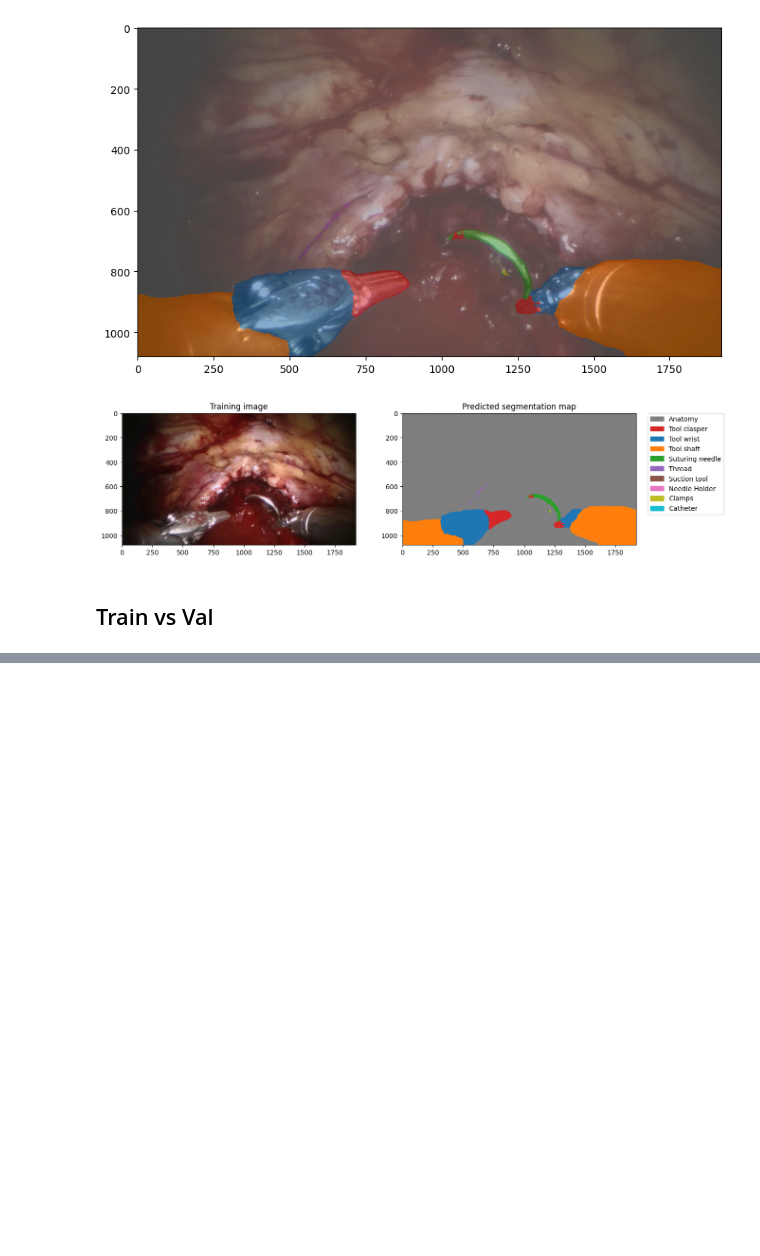
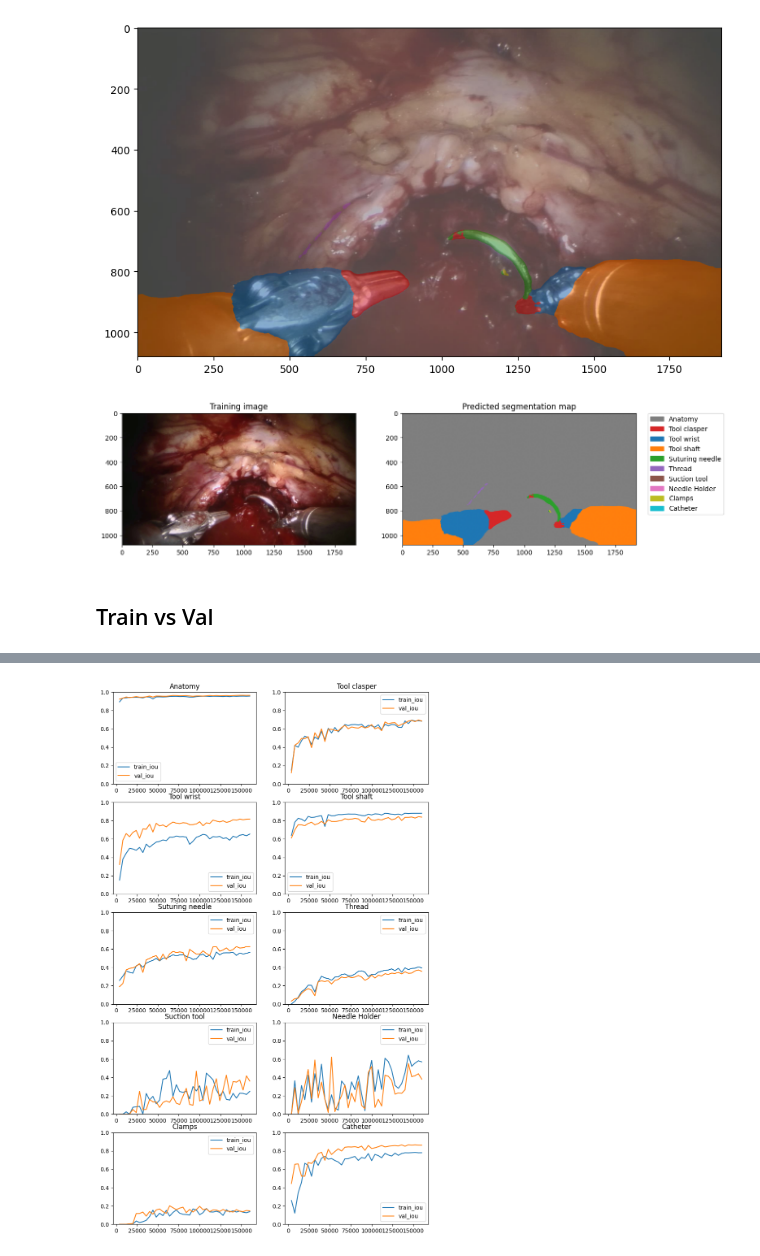
Before and after one commit to yhdeng-ryan/Segformer_RARP50, a Jupyter notebook: work_dirs/view_results.ipynb, the cells around one changed output, grey strips where cells are left out. Saved outputs shown, nothing was run; the diff lists cells and outputs as text; code cells hidden in the pictures; blank space fills up the shorter version.

```diff
--- a/work_dirs/view_results.ipynb
+++ b/work_dirs/view_results.ipynb
@@ -250,0 +257,14 @@ plt.show()
+# %%
+plt.figure(figsize=(10, 17))
+
+for i in range(10):
+    plt.subplot(5, 2, i+1)
+    plt.plot(x_axis, train_class_iou[:,i] / 100)
+    plt.plot(x_axis, val_class_iou[:,i] / 100)
+    plt.ylim((0,1))
+    plt.title(classes[i])
+    plt.legend(["train_iou", "val_iou"])
+
+plt.show()
+# %% [output]
+[figure, added]
```
Also changed, not shown: parts of 3 cells of this notebook.
